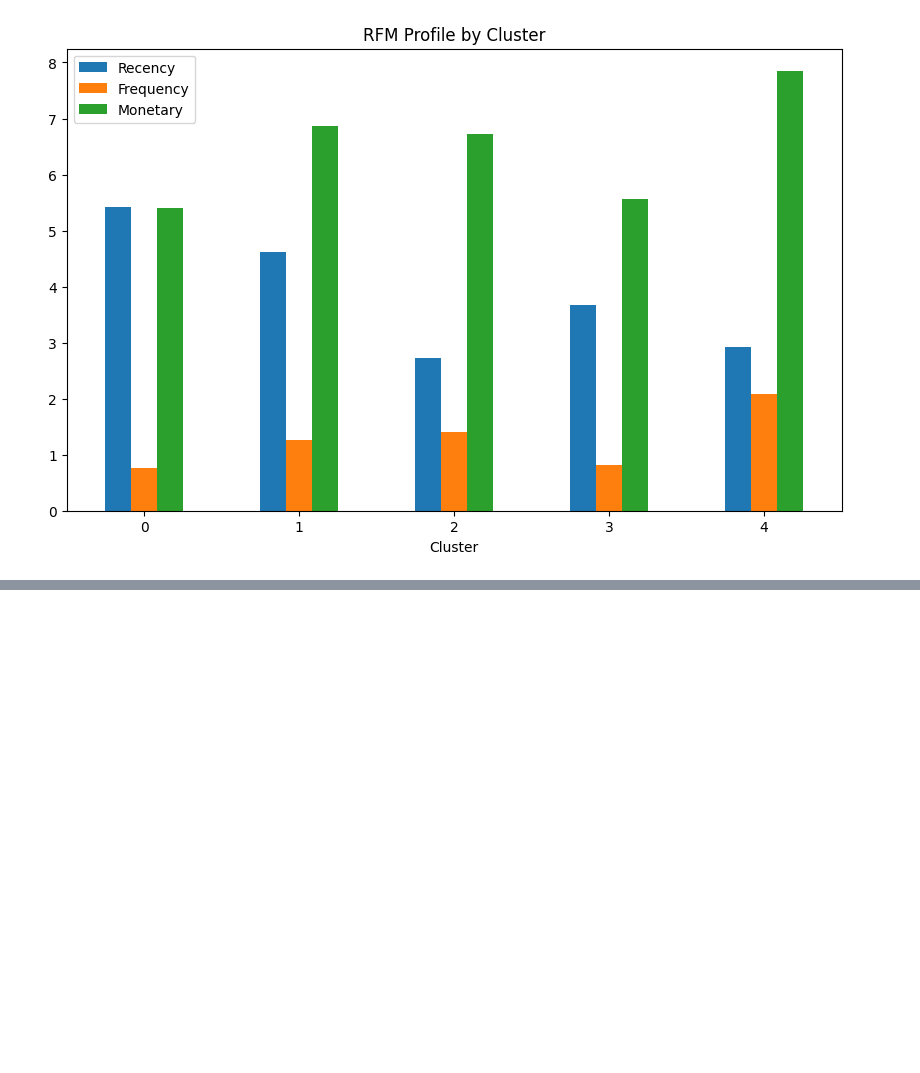
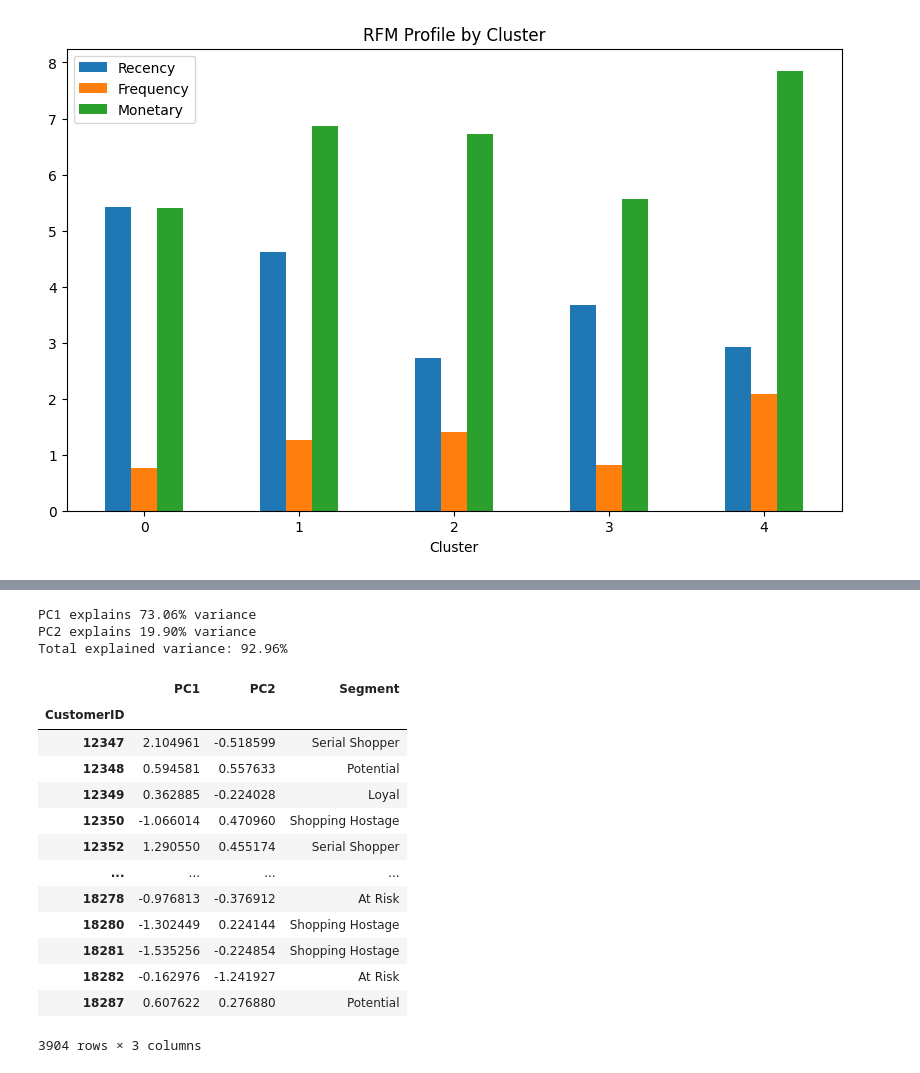
Before and after one commit to gorkemyencak/online-retail-clustering, a Jupyter notebook: main.ipynb, the cells around one changed output, grey strips where cells are left out. Drawn from its saved outputs; the diff is of its cells as text; code cells hidden in the pictures; blank space fills up the shorter version.

```diff
--- a/main.ipynb
+++ b/main.ipynb
@@ -531,0 +627,44 @@ plt.show()
+# %%
+### PCA visualisation with 2 components
+# Fitting PCA
+pca = PCA(
+    n_components = 2,
+    random_state = 7
+)
+rfm_pca = pca.fit_transform(rfm_scaled)
+
+# Converting to dataframe
+rfm_pca_df = pd.DataFrame(
+    rfm_pca,
+    index = rfm_scaled.index,
+    columns = ['PC1', 'PC2']
+)
+
+# Appending segments
+rfm_pca_df['Segment'] = rfm_final['Segment']
+
+# Explained variance
+explained_variance = pca.explained_variance_ratio_
+print(f"PC1 explains {explained_variance[0]*100:.2f}% variance")
+print(f"PC2 explains {explained_variance[1]*100:.2f}% variance")
+print(f"Total explained variance: {explained_variance.sum()*100:.2f}%")
+
+rfm_pca_df
+# %% [output]
+PC1 explains 73.06% variance
+PC2 explains 19.90% variance
+Total explained variance: 92.96%
+|  | PC1 | PC2 | Segment |
+| CustomerID |  |  |  |
+| 12347 | 2.104961 | -0.518599 | Serial Shopper |
+| 12348 | 0.594581 | 0.557633 | Potential |
+| 12349 | 0.362885 | -0.224028 | Loyal |
+| 12350 | -1.066014 | 0.470960 | Shopping Hostage |
+| 12352 | 1.290550 | 0.455174 | Serial Shopper |
+| ... | ... | ... | ... |
+| 18278 | -0.976813 | -0.376912 | At Risk |
+| 18280 | -1.302449 | 0.224144 | Shopping Hostage |
+| 18281 | -1.535256 | -0.224854 | Shopping Hostage |
+| 18282 | -0.162976 | -1.241927 | At Risk |
+| 18287 | 0.607622 | 0.276880 | Potential |
+3904 rows × 3 columns
```
Also changed, not shown: parts of 8 cells of this notebook.
